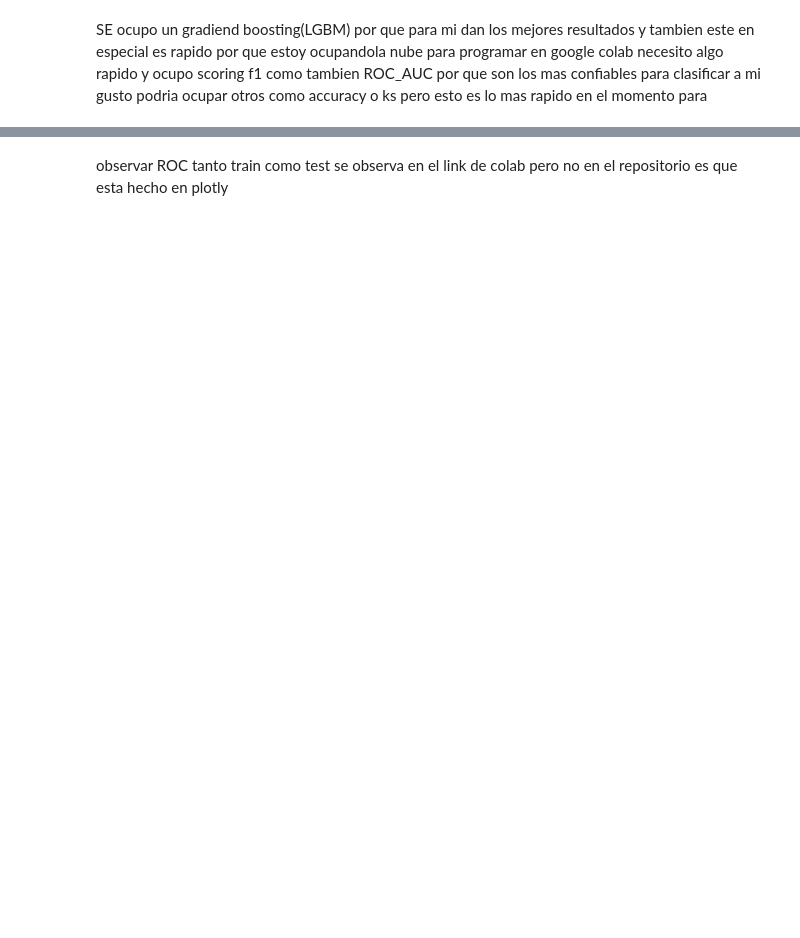
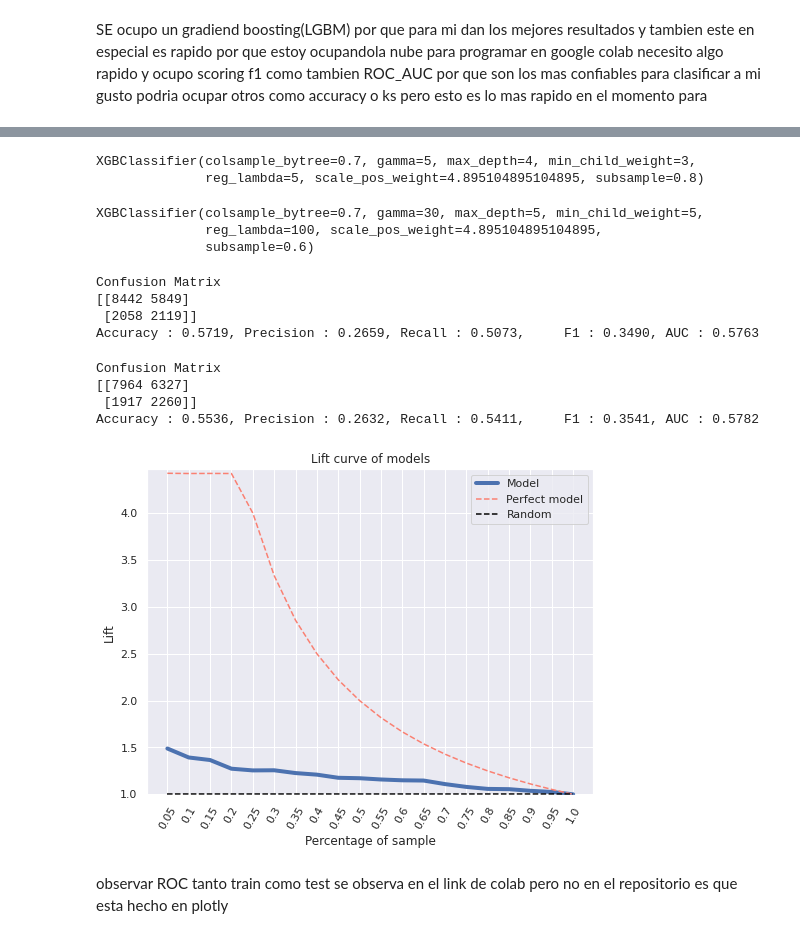
Before and after one commit to CamiloEFB/challenge, a Jupyter notebook: solution.ipynb, the cells around one changed output, grey strips where cells are left out. Drawn from its saved outputs; the diff is of its cells as text; code cells hidden in the pictures; blank space fills up the shorter version.

```diff
--- a/solution.ipynb
+++ b/solution.ipynb
@@ -1247,0 +1286,6 @@ GridSearchCV(cv=5,
+# %%
+clf_best = XGBClassifier()
+
+pipe_best = make_pipeline(clf_best)
+search_kbest = HalvingRandomSearchCV(pipe_best, param_grid_2, cv=kfold, n_jobs=-1, scoring='f1',  verbose=1000, n_candidates="exhaust", factor=4)
+search_kbest.fit(X_train_1, y_train)
@@ -1260,0 +1400,16 @@ search_kbest.best_estimator_.steps
+# %%
+xgb1=XGBClassifier(colsample_bytree=0.7, gamma=5, max_depth=4, min_child_weight=3,
+                reg_lambda=5, scale_pos_weight=4.895104895104895, subsample=0.8)
+xgb1.fit(X_train_1,y_train)
+# %% [output]
+XGBClassifier(colsample_bytree=0.7, gamma=5, max_depth=4, min_child_weight=3,
+              reg_lambda=5, scale_pos_weight=4.895104895104895, subsample=0.8)
+# %%
+xgb=XGBClassifier(colsample_bytree=0.7, gamma=30, max_depth=5, min_child_weight=5,
+                reg_lambda=100, scale_pos_weight=4.895104895104895,
+                subsample=0.6)
+xgb.fit(X_train_1, y_train)
+# %% [output]
+XGBClassifier(colsample_bytree=0.7, gamma=30, max_depth=5, min_child_weight=5,
+              reg_lambda=100, scale_pos_weight=4.895104895104895,
+              subsample=0.6)
@@ -1260,0 +1437,14 @@ search_kbest.best_estimator_.steps
+# %%
+get_clf_eval(y_test, pred, pred_proba)
+# %% [output]
+Confusion Matrix
+[[8442 5849]
+ [2058 2119]]
+Accuracy : 0.5719, Precision : 0.2659, Recall : 0.5073,     F1 : 0.3490, AUC : 0.5763
+# %%
+get_clf_eval(y_test, pred1, pred_proba1)
+# %% [output]
+Confusion Matrix
+[[7964 6327]
+ [1917 2260]]
+Accuracy : 0.5536, Precision : 0.2632, Recall : 0.5411,     F1 : 0.3541, AUC : 0.5782
@@ -1261,3 +1507,7 @@ search_kbest.best_estimator_.steps
+# %%
+lift_curve_model(xgb1, X_test_1, y_test)
+# %% [output]
+[figure, added]
 # %%
 import plotly.express as px
 from sklearn.linear_model import LogisticRegression
```
Also changed, not shown: parts of 36 cells of this notebook.
